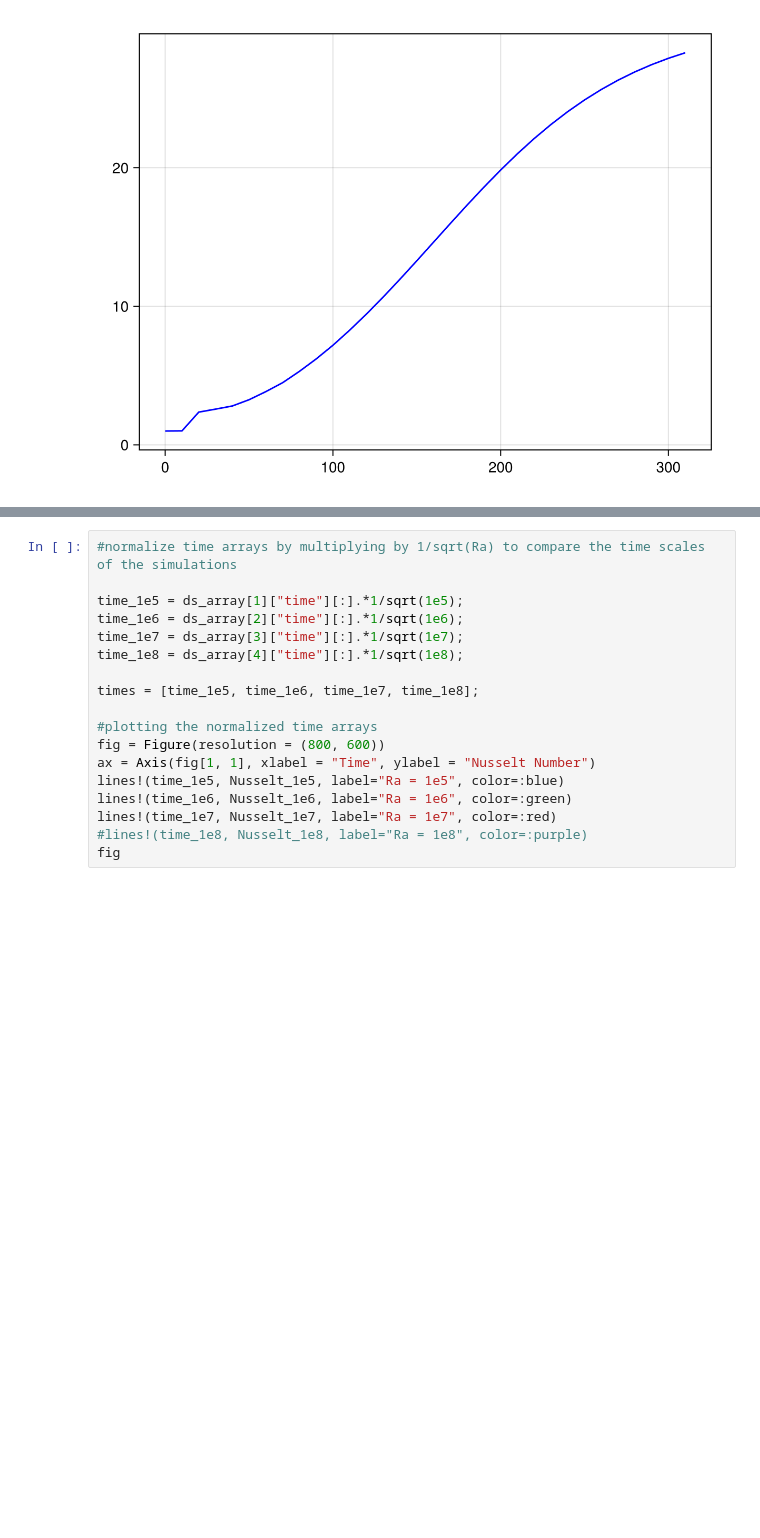
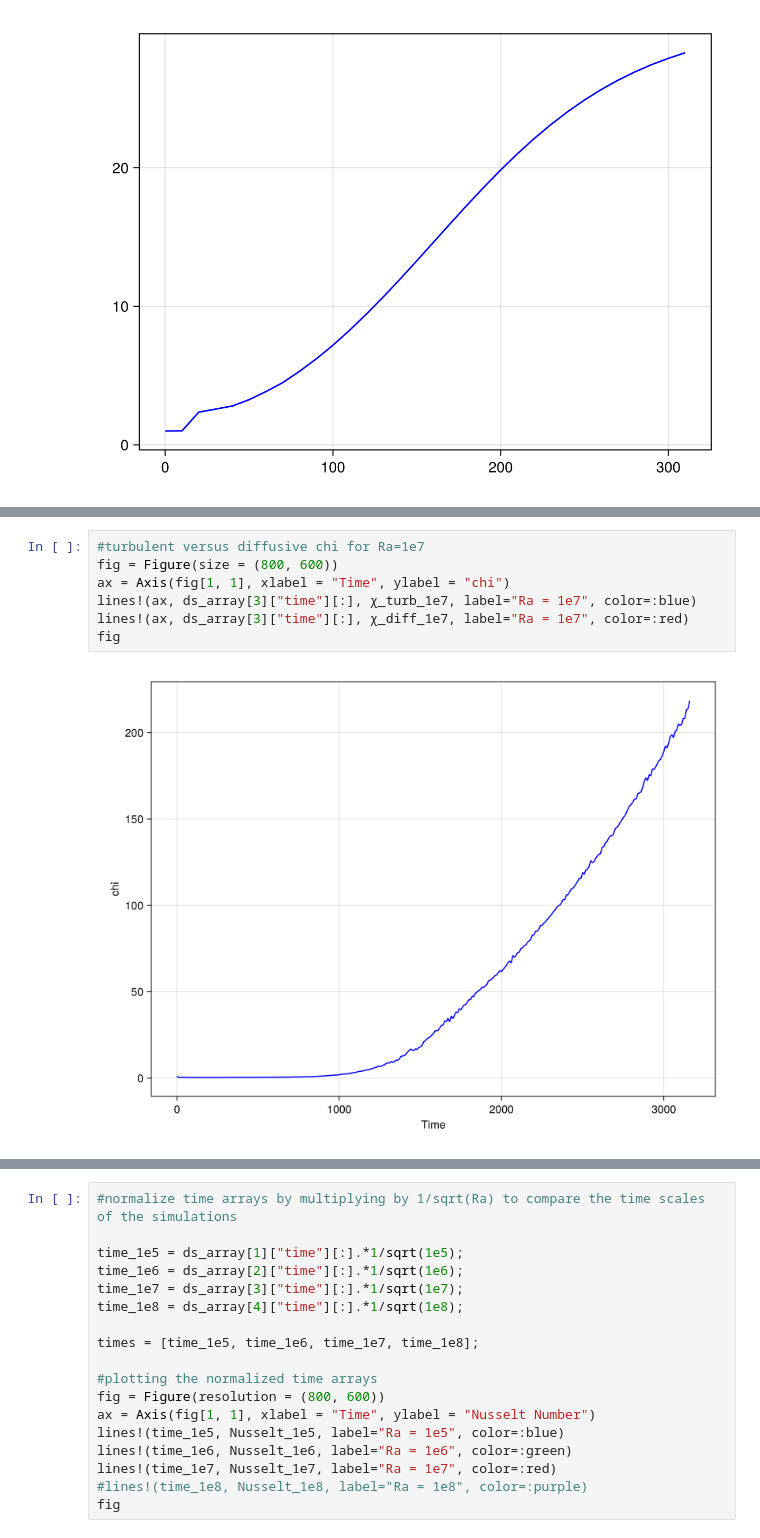
Before and after one commit to ikeshwani/HorizontalConvection, a Jupyter notebook: notebooks/VariableRayleighAnalysis.ipynb, the cells around one changed output, grey strips where cells are left out. Drawn from its saved outputs; the diff is of its cells as text; blank space fills up the shorter version.

```diff
--- a/notebooks/VariableRayleighAnalysis.ipynb
+++ b/notebooks/VariableRayleighAnalysis.ipynb
@@ -92 +129,10 @@ fig
+# %%
+#turbulent versus diffusive chi for Ra=1e7
+fig = Figure(size = (800, 600))
+ax = Axis(fig[1, 1], xlabel = "Time", ylabel = "chi")
+lines!(ax, ds_array[3]["time"][:], χ_turb_1e7, label="Ra = 1e7", color=:blue)
+lines!(ax, ds_array[3]["time"][:], χ_diff_1e7, label="Ra = 1e7", color=:red)
+fig
+# %% [output]
+[figure, added]
 # %%
```
Also changed, not shown: parts of 11 cells of this notebook.
